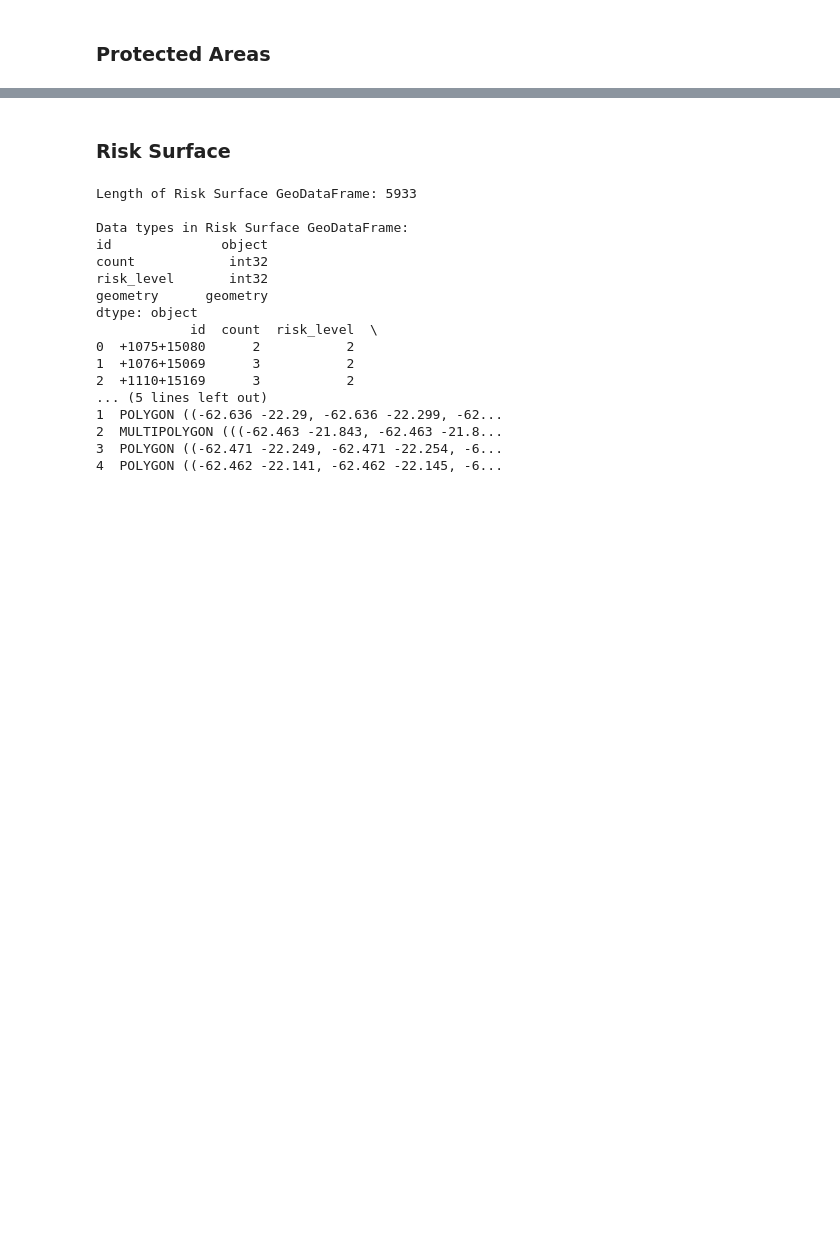
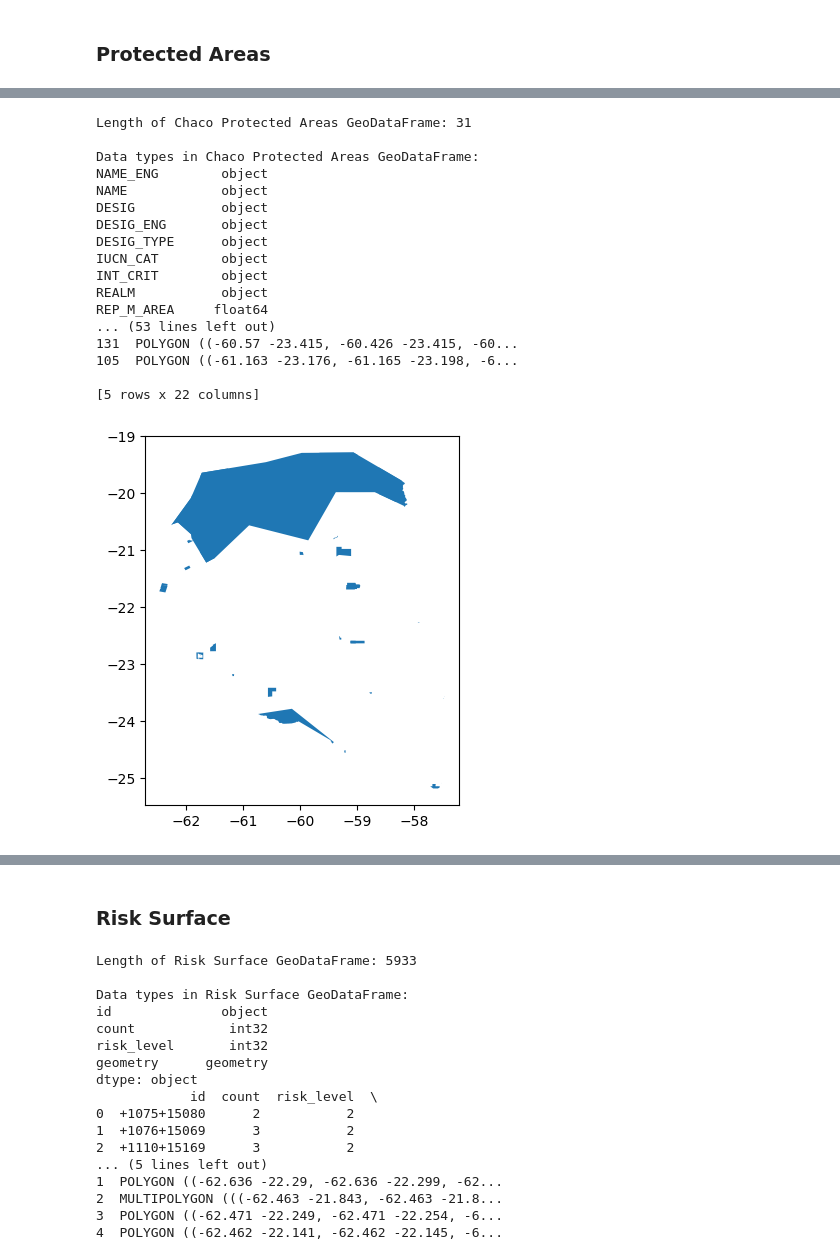
Before and after one commit to p-med/Wildfire-geospatial-dashboard, a Jupyter notebook: data/Data_process.ipynb, the cells around one changed output, grey strips where cells are left out. Drawn from its saved outputs; the diff is of its cells as text; code cells hidden in the pictures; blank space fills up the shorter version.

```diff
--- a/data/Data_process.ipynb
+++ b/data/Data_process.ipynb
@@ -300,0 +362,36 @@ There are no existing columns with geometry data type. You can add a geometry co
+# %%
+# Append all three GeoDataFrames
+pry_wpda_gdf = pd.concat([pry_wpda_gdf_1, pry_wpda_gdf_2, pry_wpda_gdf_3], ignore_index=True)
+
+# Remove duplicates based on 'WDPAID'
+pry_wpda_gdf.drop_duplicates(subset=['NAME_ENG'], inplace=True)
+pry_wpda_gdf.set_crs(epsg=32720, inplace=True, allow_override=True)
+
+# Remove unused columns
+pry_wpda_gdf.drop(columns=['SITE_ID', 'SITE_PID', 'SITE_TYPE', 'MANG_PLAN', 'METADATAID', 'PRNT_ISO3', 'INLND_WTRS', 'OECM_ASMT', 'GIS_M_AREA', 'STATUS_YR', 'STATUS', 'VERIF'], inplace=True)
+
+# Clip to Chaco region
+chaco_protected_areas = clip_to_chaco(pry_wpda_gdf.copy())
+del(pry_wpda_gdf) # Remove full dataset
+
+# Display first 5 rows of the GeoDataFrame and get length of data
+display_gdf_info(chaco_protected_areas, "Chaco Protected Areas")
+# %% [output]
+Length of Chaco Protected Areas GeoDataFrame: 31
+
+Data types in Chaco Protected Areas GeoDataFrame:
+NAME_ENG        object
+NAME            object
+DESIG           object
+DESIG_ENG       object
+DESIG_TYPE      object
+IUCN_CAT        object
+INT_CRIT        object
+REALM           object
+REP_M_AREA     float64
+... (53 lines left out)
+131  POLYGON ((-60.57 -23.415, -60.426 -23.415, -60...
+105  POLYGON ((-61.163 -23.176, -61.165 -23.198, -6...
+
+[5 rows x 22 columns]
+[figure, added]
```
Also changed, not shown: parts of 16 cells of this notebook, 1 other file.
